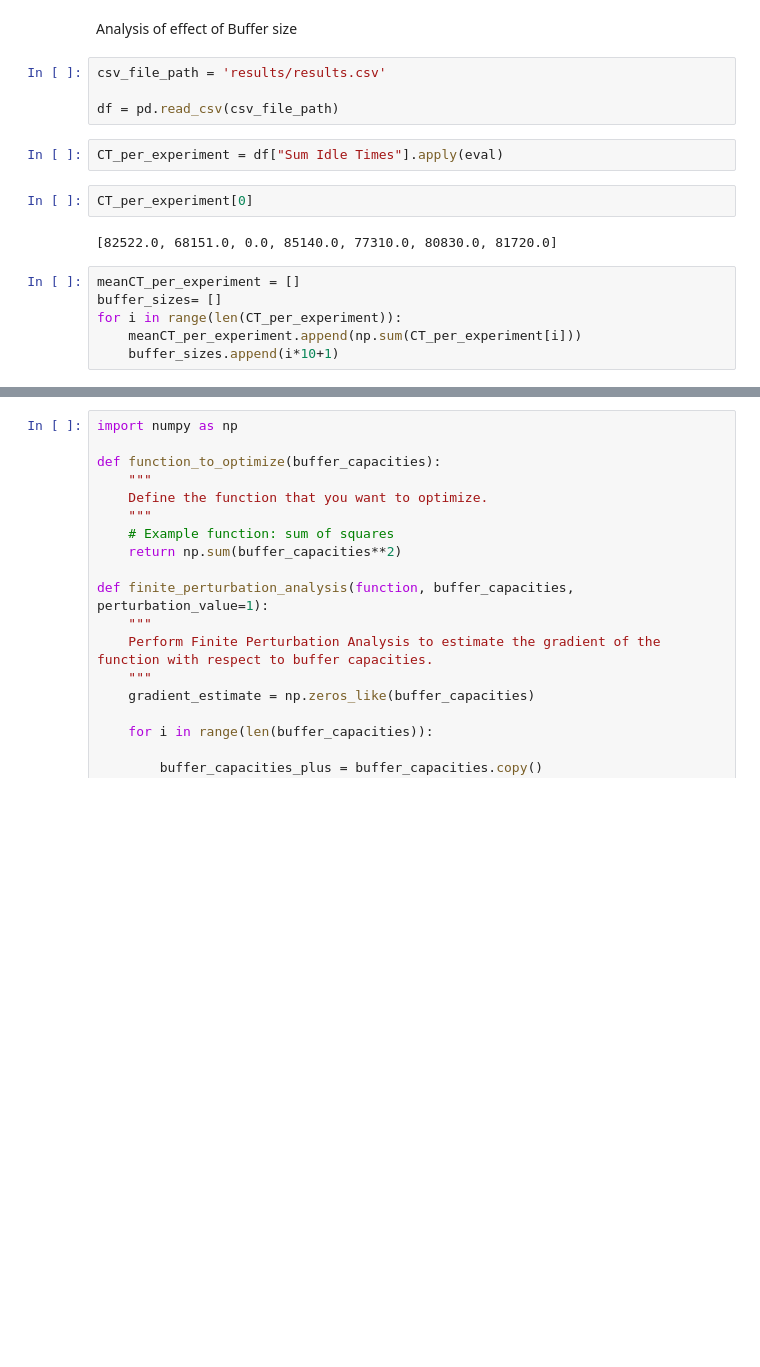
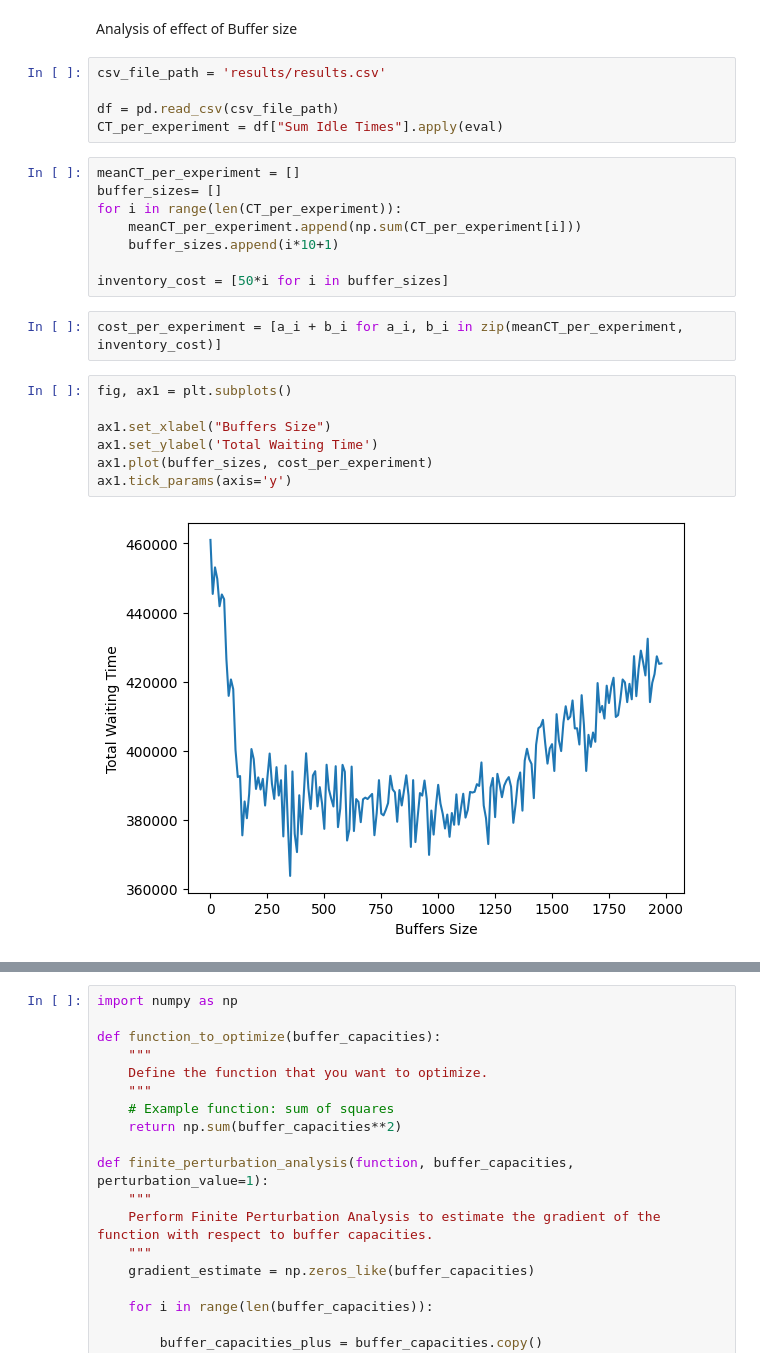
Before and after one commit to anasselhoud/PRODynamics, a Jupyter notebook: analysis.ipynb, the cells around one changed output, grey strips where cells are left out. Saved outputs shown, nothing was run; the diff lists cells and outputs as text; blank space fills up the shorter version.

```diff
--- a/analysis.ipynb
+++ b/analysis.ipynb
@@ -396,18 +396,26 @@ Analysis of effect of Buffer size
 csv_file_path = 'results/results.csv'
 
 df = pd.read_csv(csv_file_path)
+CT_per_experiment = df["Sum Idle Times"].apply(eval)
-# %%
-CT_per_experiment = df["Sum Idle Times"].apply(eval)
-# %%
-CT_per_experiment[0]
-# %% [output]
-[82522.0, 68151.0, 0.0, 85140.0, 77310.0, 80830.0, 81720.0]
 # %%
 meanCT_per_experiment = []
 buffer_sizes= []
 for i in range(len(CT_per_experiment)):
     meanCT_per_experiment.append(np.sum(CT_per_experiment[i]))
     buffer_sizes.append(i*10+1)
+
+inventory_cost = [50*i for i in buffer_sizes]
+# %%
+cost_per_experiment = [a_i + b_i for a_i, b_i in zip(meanCT_per_experiment, inventory_cost)]
+# %%
+fig, ax1 = plt.subplots()
+
+ax1.set_xlabel("Buffers Size")
+ax1.set_ylabel('Total Waiting Time')
+ax1.plot(buffer_sizes, cost_per_experiment)
+ax1.tick_params(axis='y')
+# %% [output]
+[figure, added]
 # %%
 fig, ax1 = plt.subplots()
 
```
Also changed, not shown: parts of 4 cells of this notebook, 7 other files.
